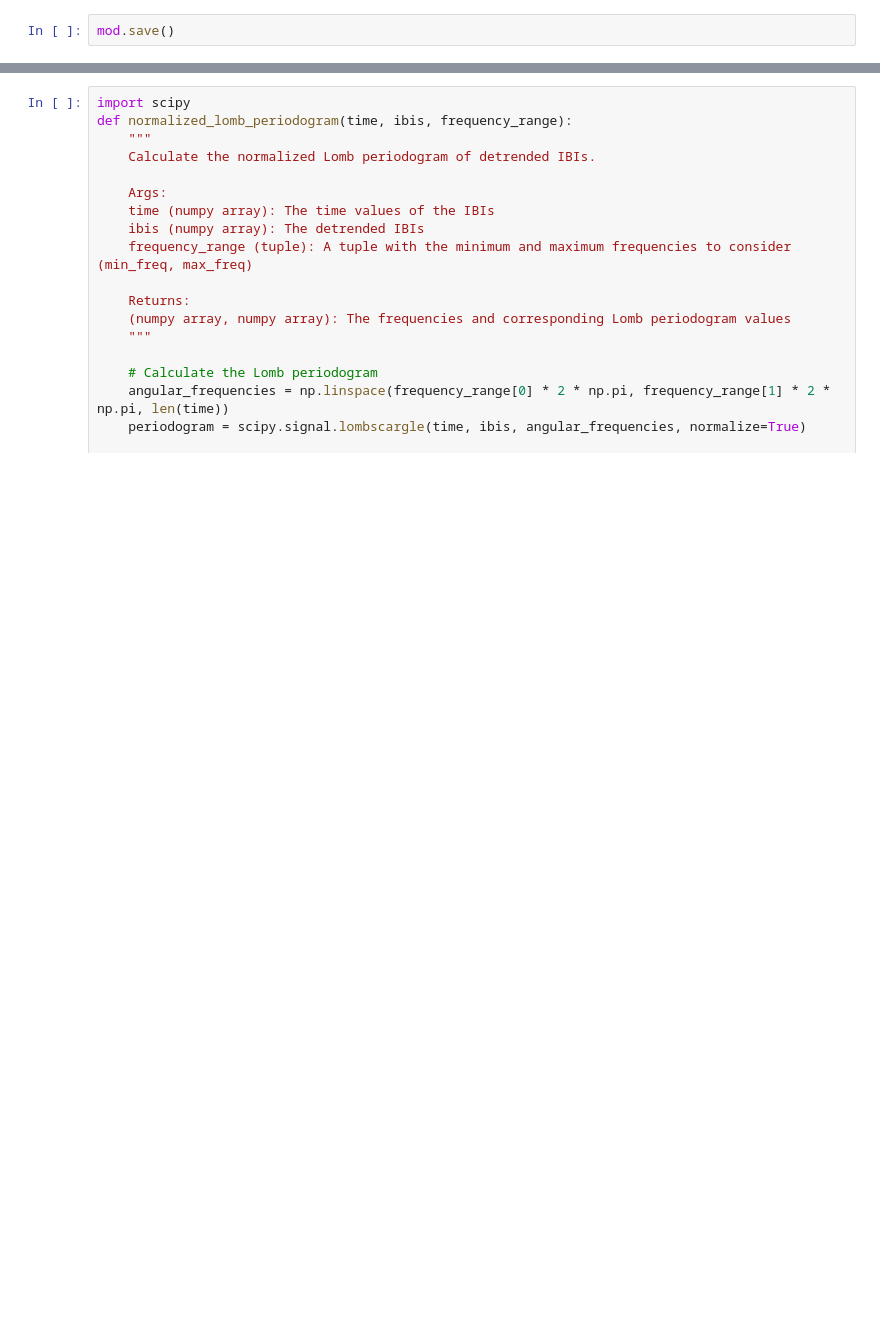
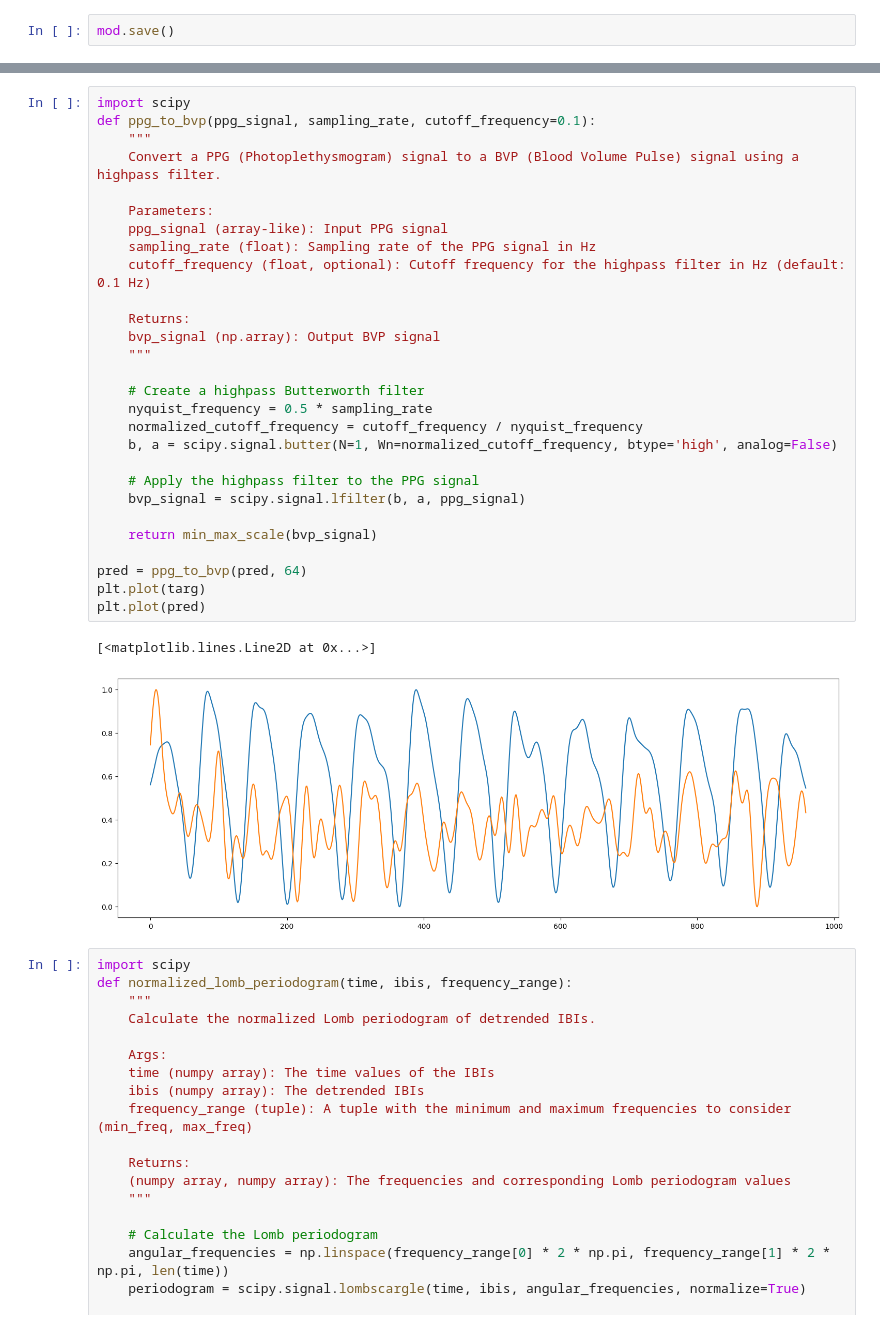
Before and after one commit to arnavpon/pydroid, a Jupyter notebook: example/android/app/src/main/python/pipeline_dev/pipeline_v1/ml.v7.ipynb, the cells around one changed output, grey strips where cells are left out. Drawn from its saved outputs; the diff is of its cells as text; blank space fills up the shorter version.

```diff
--- a/example/android/app/src/main/python/pipeline_dev/pipeline_v1/ml.v7.ipynb
+++ b/example/android/app/src/main/python/pipeline_dev/pipeline_v1/ml.v7.ipynb
@@ -1136,3 +1303,34 @@ True HR: 50.086956521739125; Pred HR: 106.19469026548674
+# %%
+import scipy
+def ppg_to_bvp(ppg_signal, sampling_rate, cutoff_frequency=0.1):
+    """
+    Convert a PPG (Photoplethysmogram) signal to a BVP (Blood Volume Pulse) signal using a highpass filter.
+
+    Parameters:
+    ppg_signal (array-like): Input PPG signal
+    sampling_rate (float): Sampling rate of the PPG signal in Hz
+    cutoff_frequency (float, optional): Cutoff frequency for the highpass filter in Hz (default: 0.1 Hz)
+
+    Returns:
+    bvp_signal (np.array): Output BVP signal
+    """
+
+    # Create a highpass Butterworth filter
+    nyquist_frequency = 0.5 * sampling_rate
+    normalized_cutoff_frequency = cutoff_frequency / nyquist_frequency
+    b, a = scipy.signal.butter(N=1, Wn=normalized_cutoff_frequency, btype='high', analog=False)
+
+    # Apply the highpass filter to the PPG signal
+    bvp_signal = scipy.signal.lfilter(b, a, ppg_signal)
+
+    return min_max_scale(bvp_signal)
+
+pred = ppg_to_bvp(pred, 64)
+plt.plot(targ)
+plt.plot(pred)
+# %% [output]
+[<matplotlib.lines.Line2D at 0x...>]
+[figure, added]
 # %%
 import scipy
 def normalized_lomb_periodogram(time, ibis, frequency_range):
```
Also changed, not shown: parts of 10 cells of this notebook, 18 other files.
